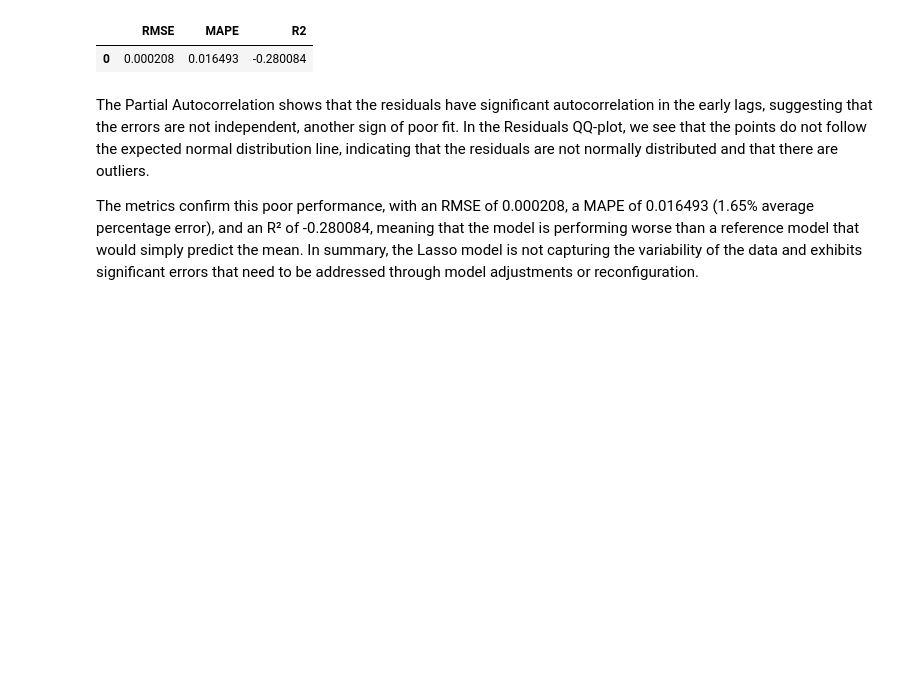
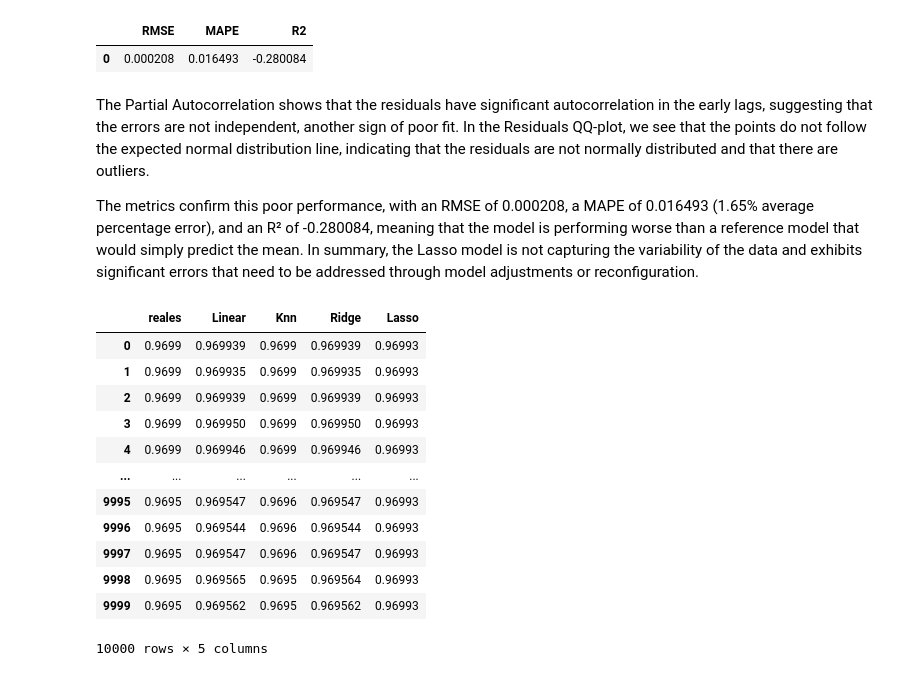
Before and after one commit to lorenzog-ryzen/Trading-solutions-2024-II, a Jupyter notebook: _sources/Modelos_PF.ipynb, the cells around one changed output. Drawn from its saved outputs; the diff is of its cells as text; code cells hidden in the pictures; blank space fills up the shorter version.

```diff
--- a/_sources/Modelos_PF.ipynb
+++ b/_sources/Modelos_PF.ipynb
@@ -193,6 +182,9 @@ data = pd.DataFrame({
     'Valores Reales': y2,
     'residuos': residuos_lineales
 })
+dix['reales'] = y2
+dix['Linear'] = list(lin_model.predict(X_test));
+
 ax[0][0].set_title('Valores reales vs Predichos')
 ax[0][0].plot(data[ 'Valores Reales'],'-')
 ax[0][0].plot(data['Predicciones'],'-')
@@ -241,6 +233,7 @@ data = pd.DataFrame({
     'Valores Reales': y2,
     'residuos': residuos_knn
 })
+dix['Knn'] = list(knn_model.predict(X_test));
 ax[0][0].set_title('Valores reales vs Predichos')
 ax[0][0].plot(data[ 'Valores Reales'],'-')
 ax[0][0].plot(data['Predicciones'],'-')
@@ -292,6 +285,7 @@ data = pd.DataFrame({
     'Valores Reales': y2,
     'residuos': residuos_ridge
 })
+dix['Ridge'] = list(ridge_model.predict(X_test))
 ax[0][0].set_title('Valores reales vs Predichos')
 ax[0][0].plot(data[ 'Valores Reales'],'-')
 ax[0][0].plot(data['Predicciones'],'-')
@@ -339,6 +333,8 @@ data = pd.DataFrame({
     'Valores Reales': y2,
     'residuos': residuos_lasso
 })
+dix['Lasso'] = list(lasso_model.predict(X_test));
+
 ax[0][0].set_title('Valores reales vs Predichos')
 ax[0][0].plot(y_pred,'-')
 
@@ -370,0 +369,16 @@ The metrics confirm this poor performance, with an RMSE of 0.000208, a MAPE of 0
+# %%
+pd.DataFrame(dix)
+# %% [output]
+|  | reales | Linear | Knn | Ridge | Lasso |
+| 0 | 0.9699 | 0.969939 | 0.9699 | 0.969939 | 0.96993 |
+| 1 | 0.9699 | 0.969935 | 0.9699 | 0.969935 | 0.96993 |
+| 2 | 0.9699 | 0.969939 | 0.9699 | 0.969939 | 0.96993 |
+| 3 | 0.9699 | 0.969950 | 0.9699 | 0.969950 | 0.96993 |
+| 4 | 0.9699 | 0.969946 | 0.9699 | 0.969946 | 0.96993 |
+| ... | ... | ... | ... | ... | ... |
+| 9995 | 0.9695 | 0.969547 | 0.9696 | 0.969547 | 0.96993 |
+| 9996 | 0.9695 | 0.969544 | 0.9696 | 0.969544 | 0.96993 |
+| 9997 | 0.9695 | 0.969547 | 0.9696 | 0.969547 | 0.96993 |
+| 9998 | 0.9695 | 0.969565 | 0.9695 | 0.969564 | 0.96993 |
+| 9999 | 0.9695 | 0.969562 | 0.9695 | 0.969562 | 0.96993 |
+10000 rows × 5 columns
```
Also changed, not shown: parts of 5 cells of this notebook, 20 other files.
